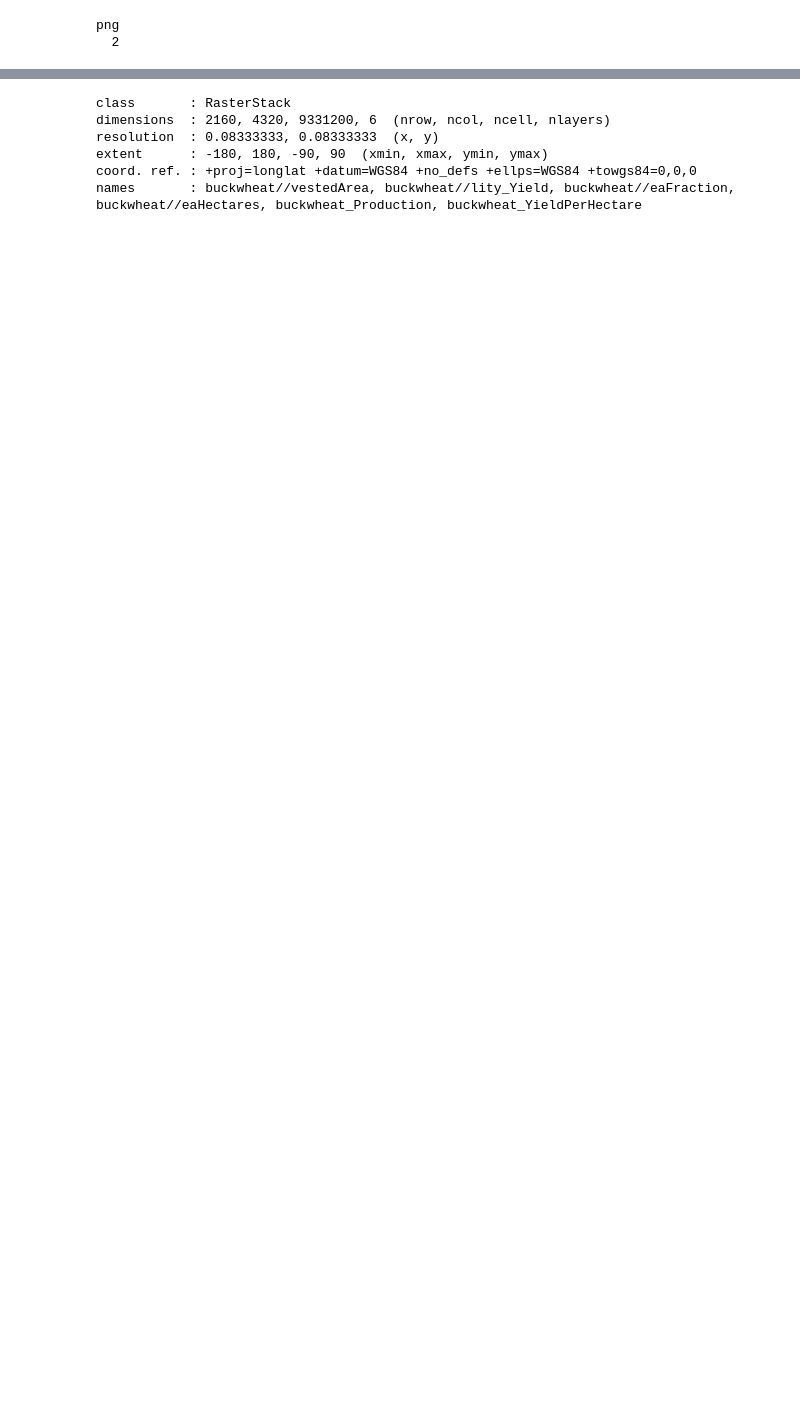
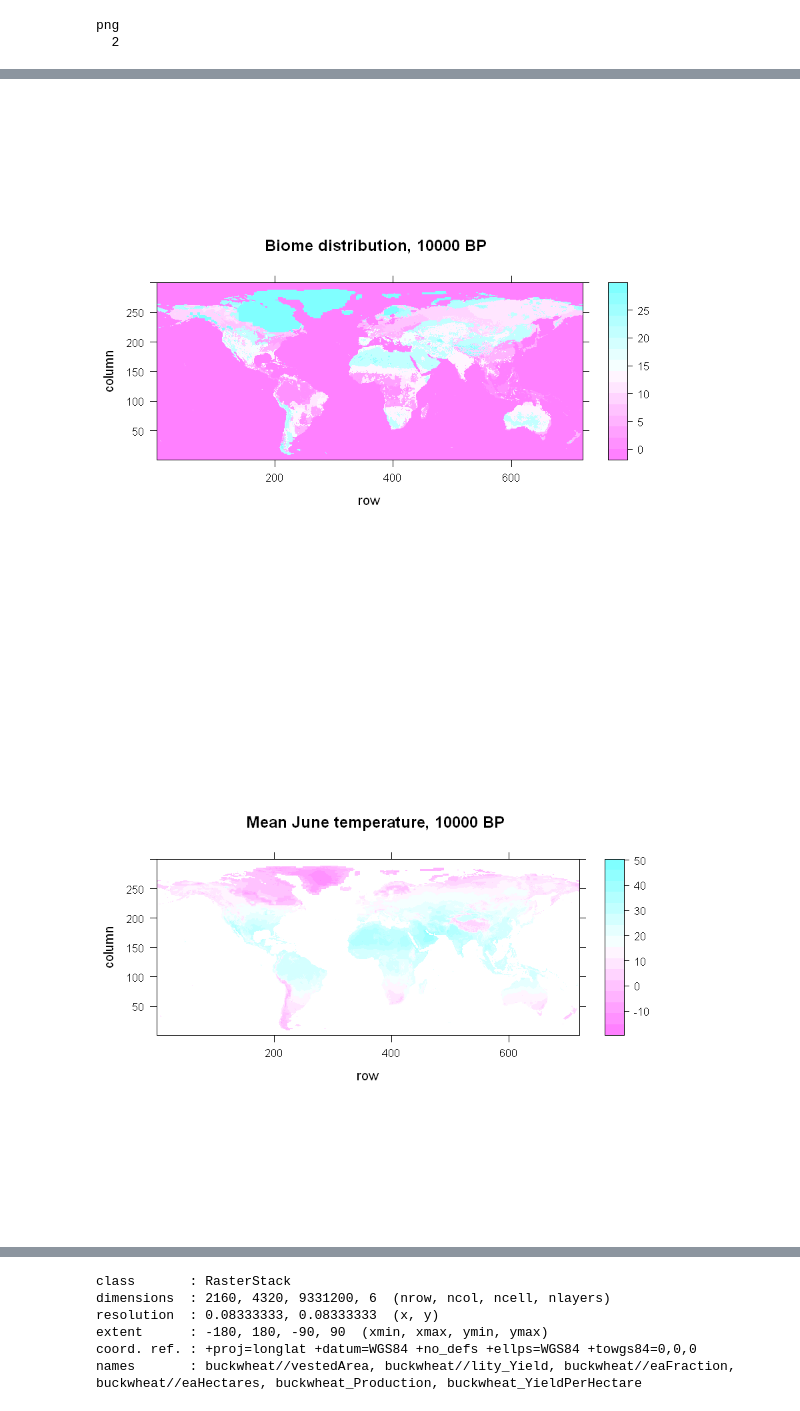
Before and after one commit to mkrzyzanska/BuckwheatNicheModelling, a Jupyter notebook: reports/01_Prepare_data.ipynb, the cells around one changed output, grey strips where cells are left out. Drawn from its saved outputs; the diff is of its cells as text; code cells hidden in the pictures; blank space fills up the shorter version.

```diff
--- a/reports/01_Prepare_data.ipynb
+++ b/reports/01_Prepare_data.ipynb
@@ -349,0 +389,6 @@ writeRaster(masked_prd,filename=paste(path2layers,names(masked_prd),sep=""),form
+# %%
+require("ncdf4")
+require("lattice")
+require("ggplot2")
+## Loads the file
+file <- "raw_data//8327081//LatePleistoceneHolocene_Climate.nc"
@@ -349,0 +401,20 @@ writeRaster(masked_prd,filename=paste(path2layers,names(masked_prd),sep=""),form
+# %%
+env_nc      <- ncdf4::nc_open(file)
+longitude   <- ncdf4::ncvar_get(env_nc, "longitude")
+latitude    <- ncdf4::ncvar_get(env_nc, "latitude")
+years       <- ncdf4::ncvar_get(env_nc, "time")
+months      <- ncdf4::ncvar_get(env_nc, "month")
+temperature <- ncdf4::ncvar_get(env_nc, "temperature")
+biome       <- ncdf4::ncvar_get(env_nc, "biome")
+ncdf4::nc_close(env_nc)
+# %%
+my_year      <- -10000;   # 10,0000 BP
+my_month     <- 6;        # June
+my_longitude <- 0.1218;
+my_latitude  <- 52.2053;  # Cambridge (UK)
+# %%
+p1 <- print(lattice::levelplot(biome[,,years == my_year], main = "Biome distribution, 10000 BP"))
+p2 <- print(lattice::levelplot(temperature[,,months == my_month,years == my_year], main = "Mean June temperature, 10000 BP"))
+# %% [output]
+[figure, added]
+[figure, added]
```
Also changed, not shown: parts of 24 cells of this notebook, 16 other files.
